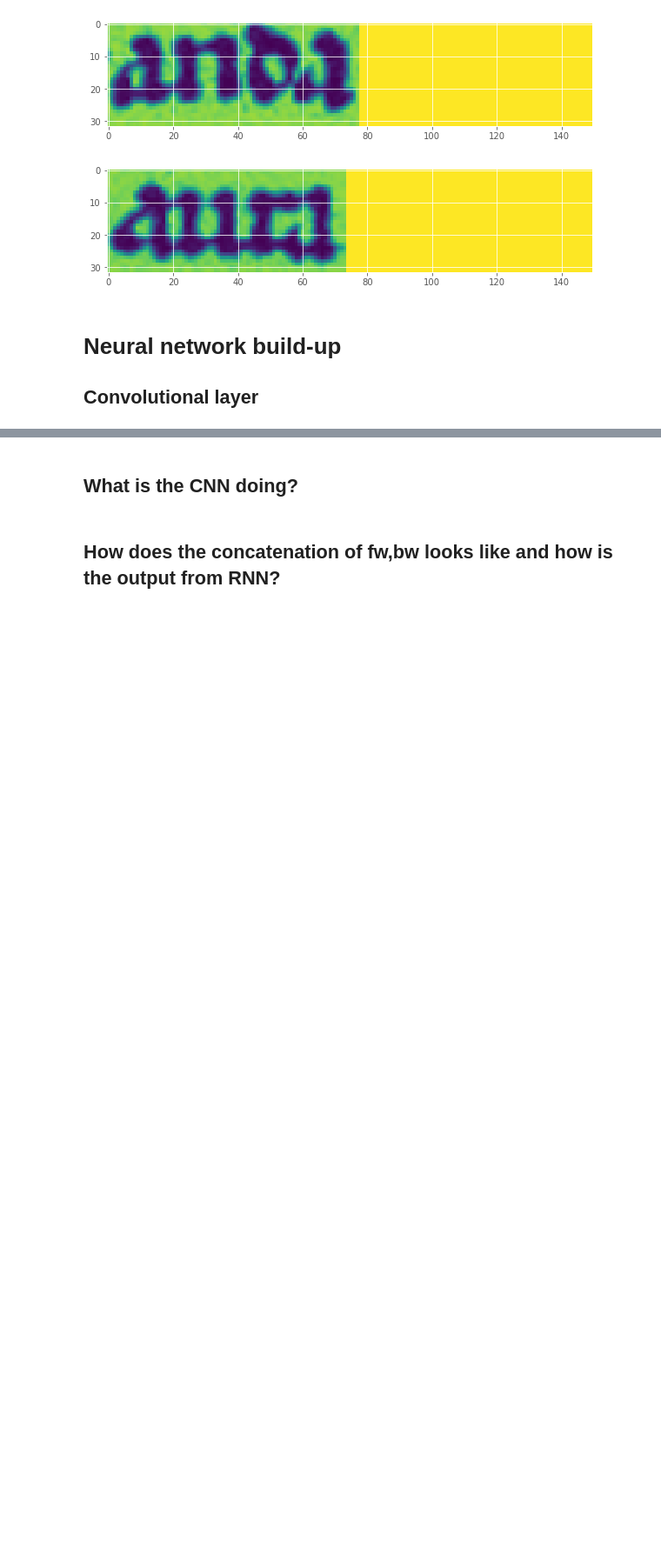
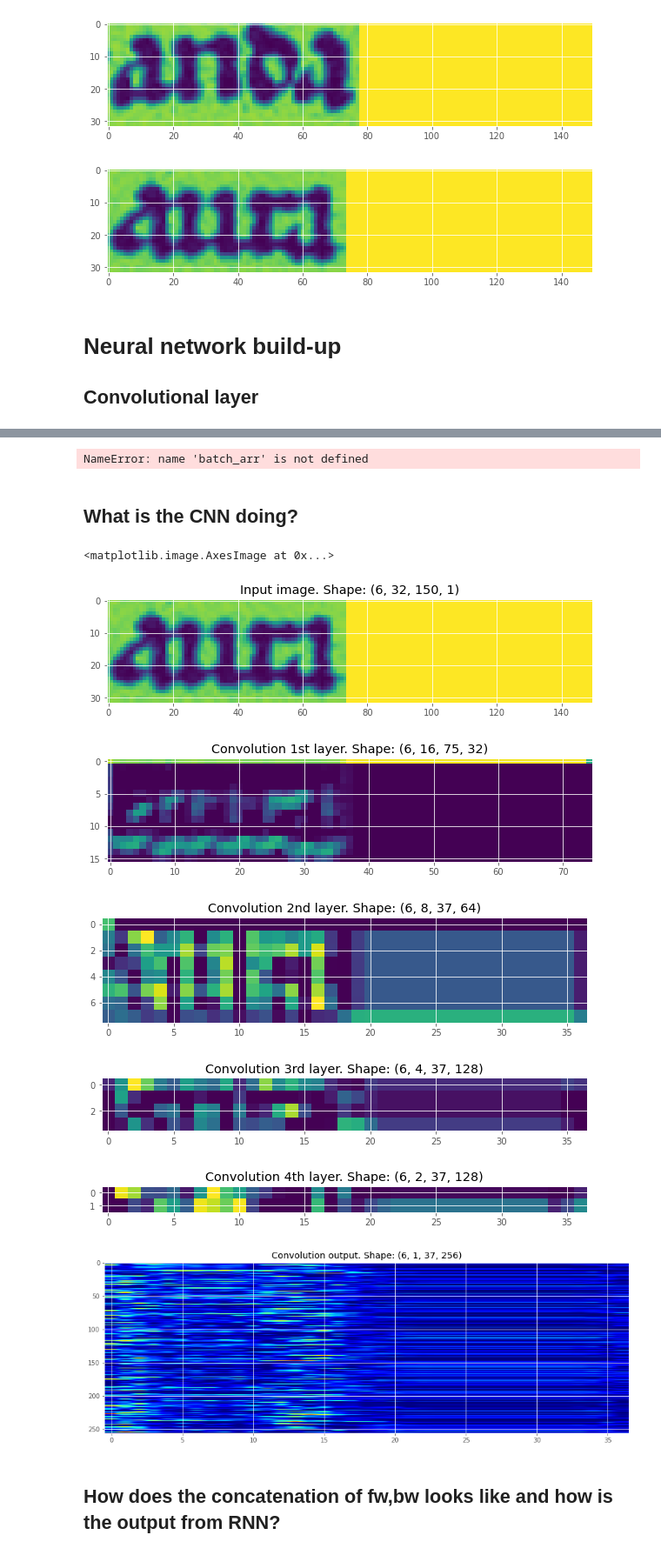
Before and after one commit to rjlopez2/middleage_detection, a Jupyter notebook: project_middleage_clean.ipynb, the cells around one changed output, grey strips where cells are left out. Shown: that part at 87% size. Cells and saved outputs as stored; diff of their text form; code cells hidden in the pictures; blank space fills up the shorter version.

```diff
--- a/project_middleage_clean.ipynb
+++ b/project_middleage_clean.ipynb
@@ -348,8 +350,8 @@ optimizer = tf.compat.v1.train.AdamOptimizer().minimize(loss)
 #Saver
 saver = tf.train.Saver(max_to_keep=1)
 # %%
-retrieve_model_data = False
-save_model = True
+retrieve_model_data = True
+save_model = False
 continue_training = False
 # %%
 def toSparse(texts):
@@ -535,33 +532,43 @@ Recognized validation: ['', '', '', '', '', '']
 # %%
 plt.plot(batch_arr,loss_arr)
+# %% [output]
+NameError: name 'batch_arr' is not defined
 # %% [markdown]
 ## What is the CNN doing?
 # %%
-img_num = 3
+img_num = 5
 
 fig, ax = plt.subplots(figsize=(10,10))
 ax.set_title('Input image. Shape: {}'.format(res0.shape))
 ax.imshow(res0[img_num,:,:,0])
 
 fig2, ax2 = plt.subplots(figsize=(10,10))
 ax2.set_title('Convolution 1st layer. Shape: {}'.format(res1.shape))
 plt.imshow(res1[img_num,:,:,0])
 
 fig3, ax3 = plt.subplots(figsize=(10,10))
 ax3.set_title('Convolution 2nd layer. Shape: {}'.format(res2.shape))
 plt.imshow(res2[img_num,:,:,0])
 
 fig4, ax4 = plt.subplots(figsize=(10,10))
 ax4.set_title('Convolution 3rd layer. Shape: {}'.format(res3.shape))
 plt.imshow(res3[img_num,:,:,0])
 
 fig5, ax5 = plt.subplots(figsize=(10,10))
 ax5.set_title('Convolution 4th layer. Shape: {}'.format(res4.shape))
 plt.imshow(res4[img_num,:,:,0])
 
 fig6, ax6 = plt.subplots(figsize=(15,5))
 ax6.set_title('Convolution output. Shape: {}'.format(res5.shape))
 ax6.imshow(res5[img_num,0,:,:].T, aspect='auto',cmap=plt.cm.jet)
+# %% [output]
+<matplotlib.image.AxesImage at 0x...>
+[figure, added]
+[figure, added]
+[figure, added]
+[figure, added]
+[figure, added]
+[figure, added]
 # %% [markdown]
 ## How does the concatenation of fw,bw looks like and how is the output from RNN?
 # %%
```
Also changed, not shown: parts of 8 cells of this notebook, 3 other files.
